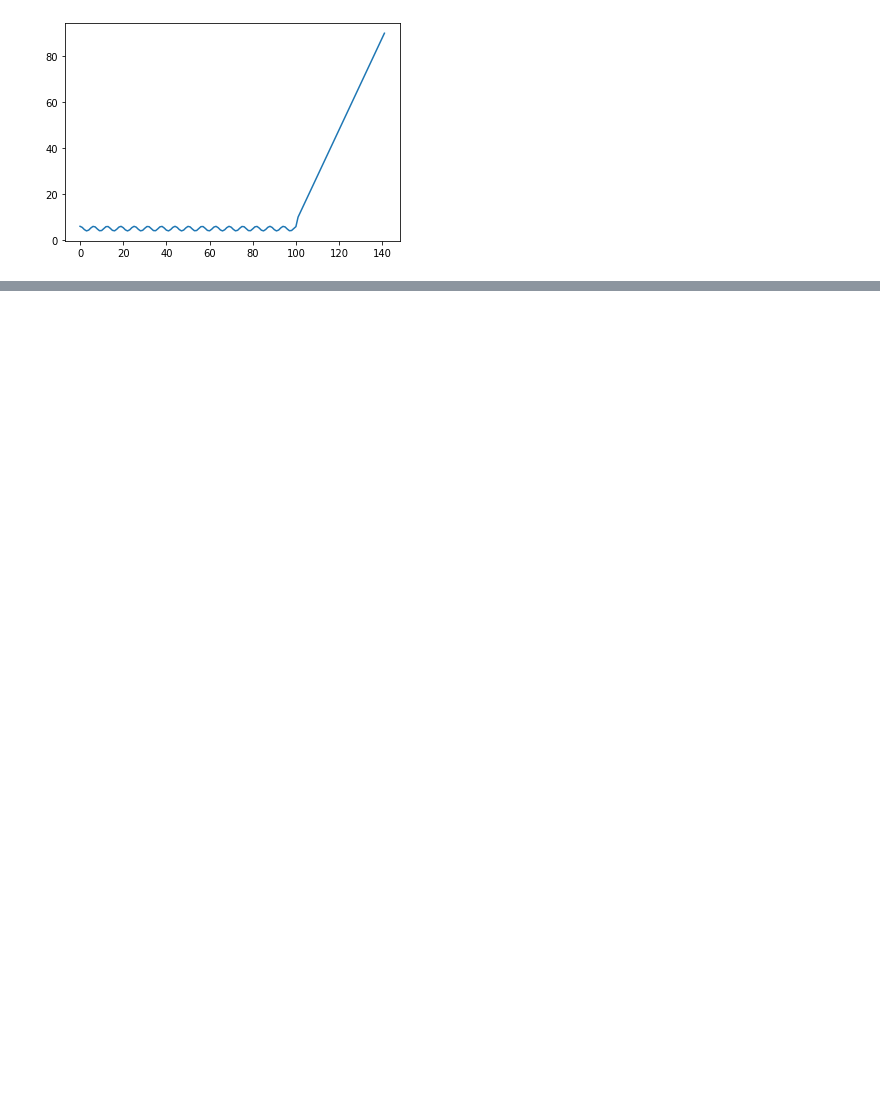
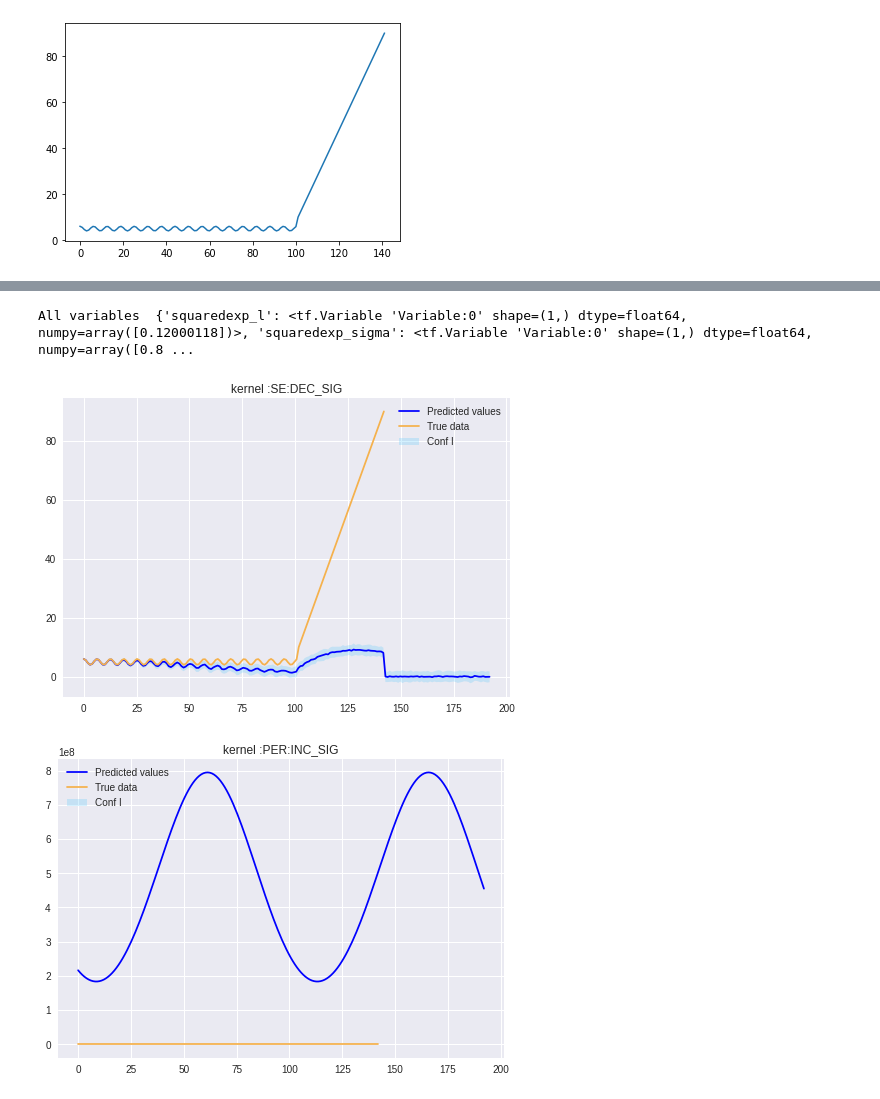
Before and after one commit to gregoritoo/ABCDflow, a Jupyter notebook: Description.ipynb, the cells around one changed output, grey strips where cells are left out. Cells and saved outputs as stored; diff of their text form; code cells hidden in the pictures; blank space fills up the shorter version.

```diff
--- a/Description.ipynb
+++ b/Description.ipynb
@@ -91,0 +114,6 @@ time took: 72.81504082679749 seconds
+# %%
+model.decompose(kernel,X,Y,X_s)
+# %% [output]
+All variables  {'squaredexp_l': <tf.Variable 'Variable:0' shape=(1,) dtype=float64, numpy=array([0.12000118])>, 'squaredexp_sigma': <tf.Variable 'Variable:0' shape=(1,) dtype=float64, numpy=array([0.8 ...
+[figure, added]
+[figure, added]
```
Also changed, not shown: parts of 13 cells of this notebook, 1 other file.
